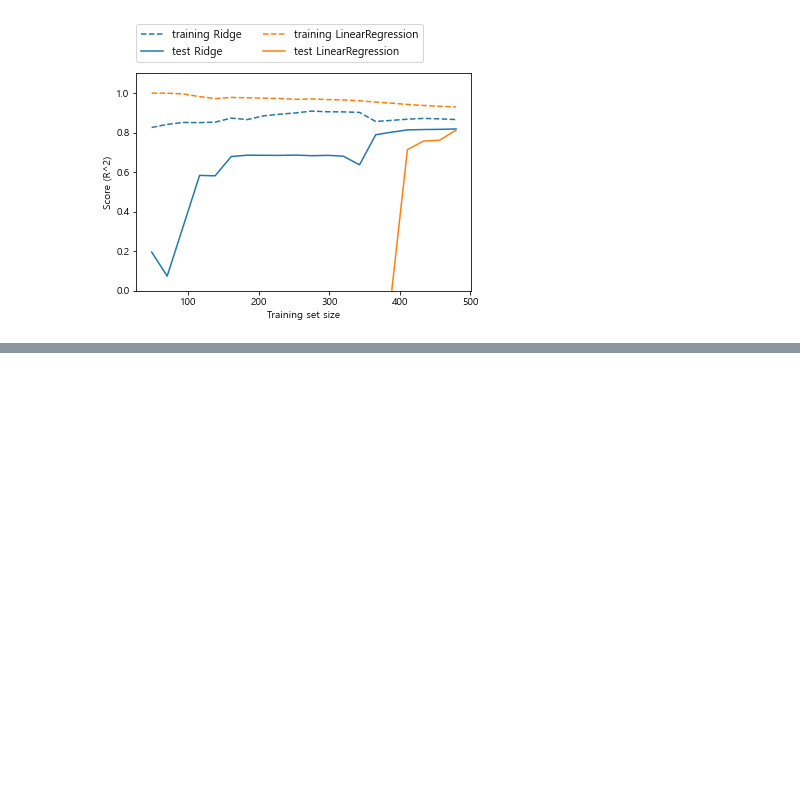
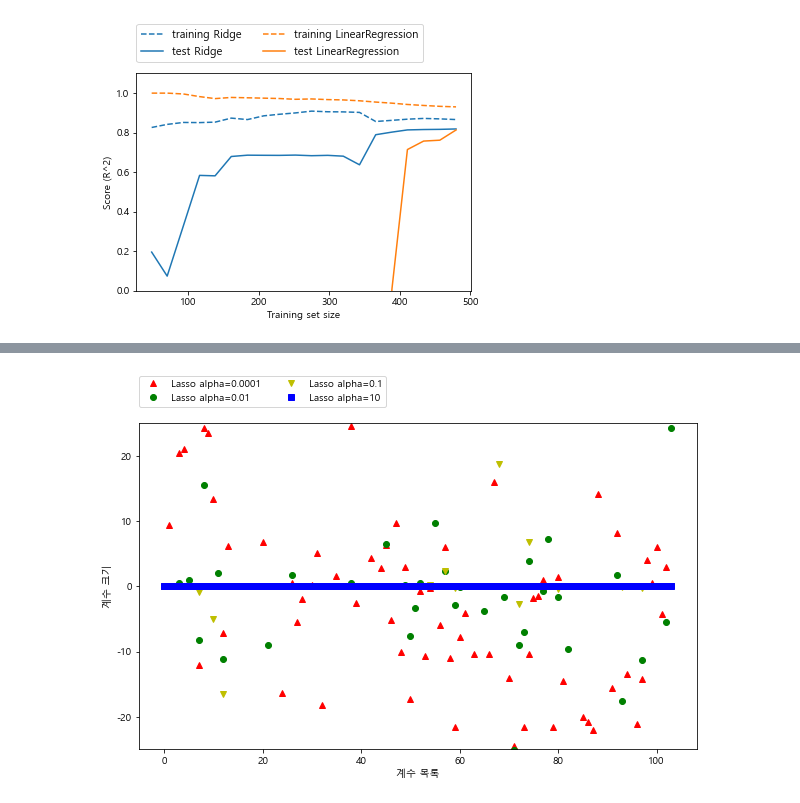
Before and after one commit to Wallabee22/AI_goorm, a Jupyter notebook: ML/Ridge, Lasso.ipynb, the cells around one changed output, grey strips where cells are left out. Saved outputs shown, nothing was run; the diff lists cells and outputs as text; code cells hidden in the pictures; blank space fills up the shorter version.

```diff
--- a/ML/Ridge, Lasso.ipynb
+++ b/ML/Ridge, Lasso.ipynb
@@ -226,0 +240,5 @@ mglearn.plots.plot_ridge_n_samples()
+# %%
+lasso00001 = Lasso(alpha=0.0001, max_iter=100000).fit(X_train, y_train)
+print("학습용 데이터 세트 점수 : ",lasso00001.score(X_train, y_train))
+print("테스트 데이터 세트 점수 : ",lasso00001.score(X_test, y_test))
+print("사용한 특성의 수 : ", np.sum(lasso00001.coef_ != 0))
@@ -226,0 +249,5 @@ mglearn.plots.plot_ridge_n_samples()
+# %%
+lasso001 = Lasso(alpha=0.01, max_iter=100000).fit(X_train, y_train)
+print("학습용 데이터 세트 점수 : ",lasso001.score(X_train, y_train))
+print("테스트 데이터 세트 점수 : ",lasso001.score(X_test, y_test))
+print("사용한 특성의 수 : ", np.sum(lasso001.coef_ != 0))
@@ -226,0 +258,5 @@ mglearn.plots.plot_ridge_n_samples()
+# %%
+lasso01 = Lasso(alpha=0.1, max_iter=100000).fit(X_train, y_train)
+print("학습용 데이터 세트 점수 : ",lasso01.score(X_train, y_train))
+print("테스트 데이터 세트 점수 : ",lasso01.score(X_test, y_test))
+print("사용한 특성의 수 : ", np.sum(lasso01.coef_ != 0))
@@ -226,0 +267,5 @@ mglearn.plots.plot_ridge_n_samples()
+# %%
+lasso10 = Lasso(alpha=10, max_iter=100000).fit(X_train, y_train)
+print("학습용 데이터 세트 점수 : ",lasso10.score(X_train, y_train))
+print("테스트 데이터 세트 점수 : ",lasso10.score(X_test, y_test))
+print("사용한 특성의 수 : ", np.sum(lasso10.coef_ != 0))
@@ -226,0 +298,16 @@ mglearn.plots.plot_ridge_n_samples()
+# %%
+lasso = Lasso(alpha=1).fit(X_train, y_train)
+
+plt.figure(figsize=(10,6))
+plt.plot(lasso00001.coef_, "r^", label="Lasso alpha=0.0001")
+plt.plot(lasso001.coef_, 'go', label="Lasso alpha=0.01")
+plt.plot(lasso01.coef_, 'yv', label="Lasso alpha=0.1")
+plt.plot(lasso10.coef_, "bs", label="Lasso alpha=10")
+
+plt.xlabel("계수 목록")
+plt.ylabel("계수 크기")
+plt.ylim(-25, 25)
+plt.legend(ncol=2, loc=(0,1.05))
+plt.show()
+# %% [output]
+[figure, added]
```
Also changed, not shown: parts of 8 cells of this notebook, 2 other files.
